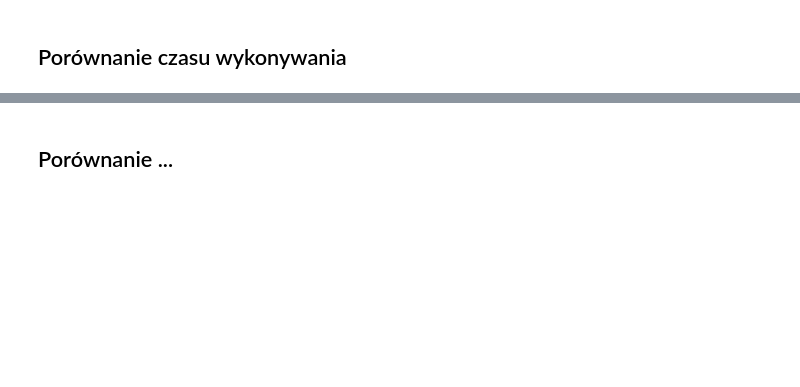
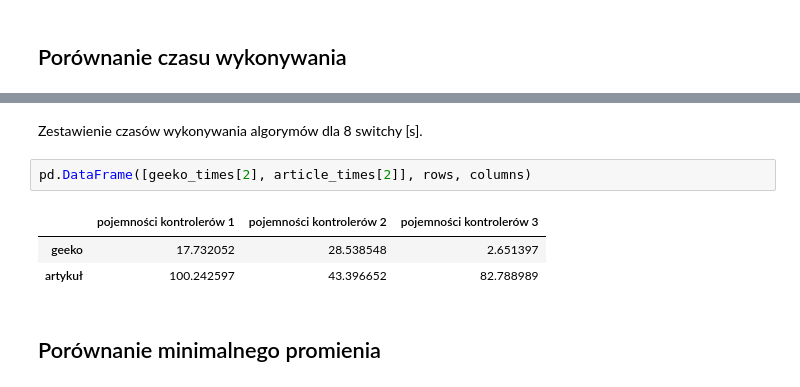
Before and after one commit to eva-m-s/ccpp-algorithm-comparison, a Jupyter notebook: comparison.ipynb, the cells around one changed output, grey strips where cells are left out. Saved outputs shown, nothing was run; the diff lists cells and outputs as text; blank space fills up the shorter version.

```diff
--- a/comparison.ipynb
+++ b/comparison.ipynb
@@ -202,2 +259,10 @@ plt.show()
+# %% [markdown]
+Zestawienie czasów wykonywania algorymów dla 8 switchy [s].
+# %%
+pd.DataFrame([geeko_times[2], article_times[2]], rows, columns)
+# %% [output]
+|  | pojemności kontrolerów 1 | pojemności kontrolerów 2 | pojemności kontrolerów 3 |
+| geeko | 17.732052 | 28.538548 | 2.651397 |
+| artykuł | 100.242597 | 43.396652 | 82.788989 |
 # %% [markdown]
-## Porównanie ...
+## Porównanie minimalnego promienia
```
Also changed, not shown: parts of 33 cells of this notebook, 3 other files.
